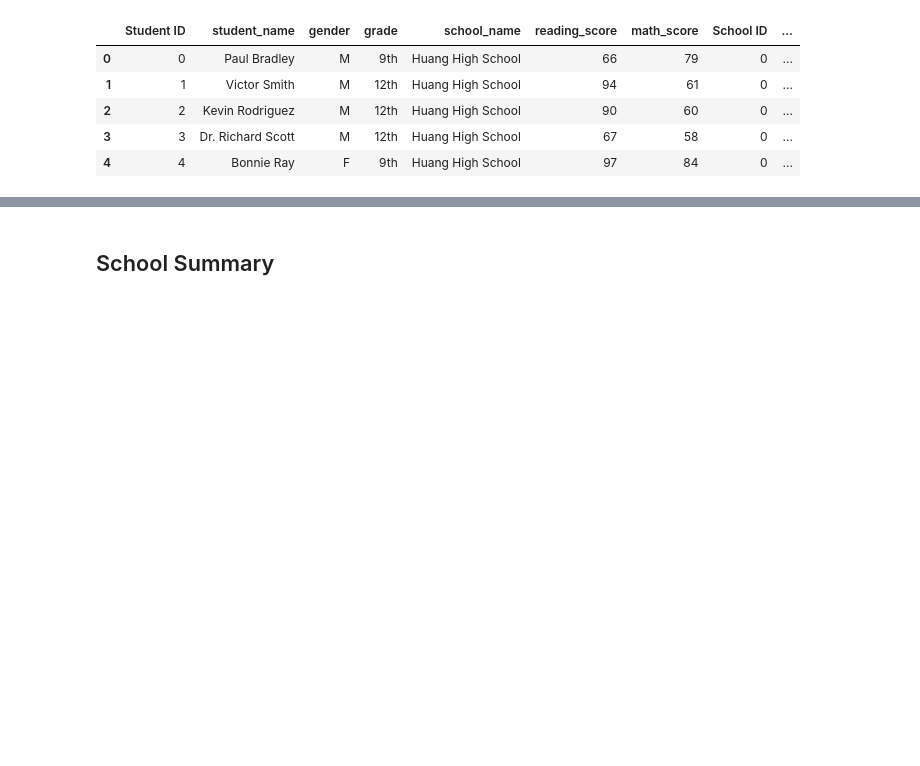
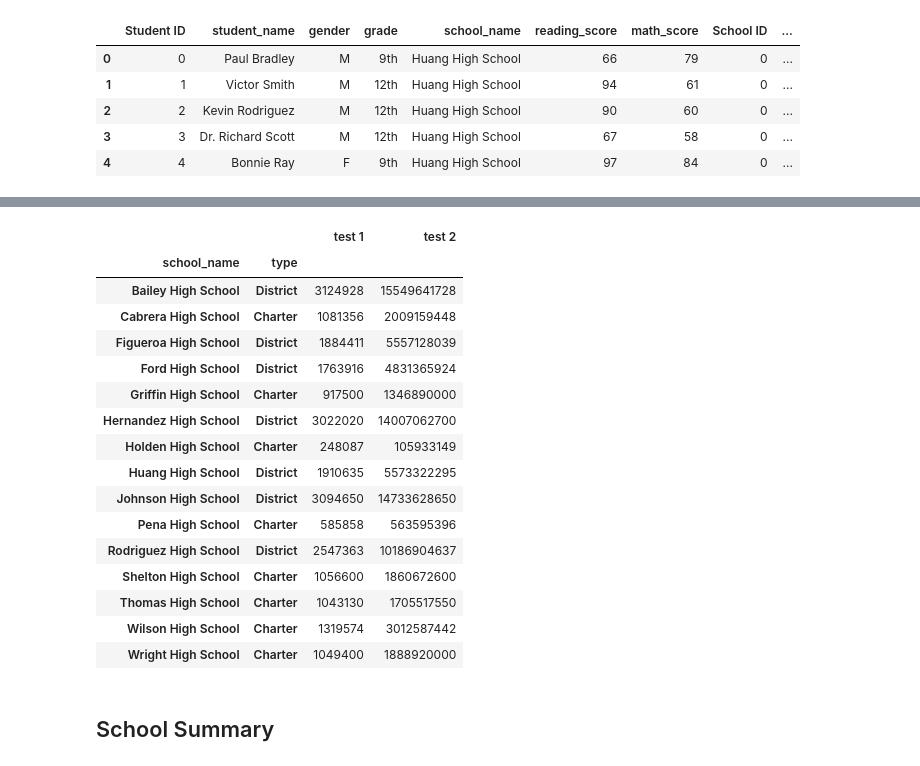
Before and after one commit to MadhukaraBS/BootCamp, a Jupyter notebook: 04-Numpy-Pandas/Instructions/PyCitySchools/PyCitySchools.ipynb, the cells around one changed output, grey strips where cells are left out. Cells and saved outputs as stored; diff of their text form; code cells hidden in the pictures; blank space fills up the shorter version.

```diff
--- a/04-Numpy-Pandas/Instructions/PyCitySchools/PyCitySchools.ipynb
+++ b/04-Numpy-Pandas/Instructions/PyCitySchools/PyCitySchools.ipynb
@@ -110,3 +124,26 @@ s_df.head()
+# %%
+summary_df = pd.DataFrame()
+summary_df['test 1']= s_df.groupby(['school_name', 'type'])['budget'].max()
+summary_df['test 2']= s_df.groupby(['school_name', 'type'])['budget'].sum()
+summary_df
+# %% [output]
+|  |  | test 1 | test 2 |
+| school_name | type |  |  |
+| Bailey High School | District | 3124928 | 15549641728 |
+| Cabrera High School | Charter | 1081356 | 2009159448 |
+| Figueroa High School | District | 1884411 | 5557128039 |
+| Ford High School | District | 1763916 | 4831365924 |
+| Griffin High School | Charter | 917500 | 1346890000 |
+| Hernandez High School | District | 3022020 | 14007062700 |
+| Holden High School | Charter | 248087 | 105933149 |
+| Huang High School | District | 1910635 | 5573322295 |
+| Johnson High School | District | 3094650 | 14733628650 |
+| Pena High School | Charter | 585858 | 563595396 |
+| Rodriguez High School | District | 2547363 | 10186904637 |
+| Shelton High School | Charter | 1056600 | 1860672600 |
+| Thomas High School | Charter | 1043130 | 1705517550 |
+| Wilson High School | Charter | 1319574 | 3012587442 |
+| Wright High School | Charter | 1049400 | 1888920000 |
 # %% [markdown]
 ## School Summary
 # %% [markdown]
```
Also changed, not shown: parts of 3 cells of this notebook.
